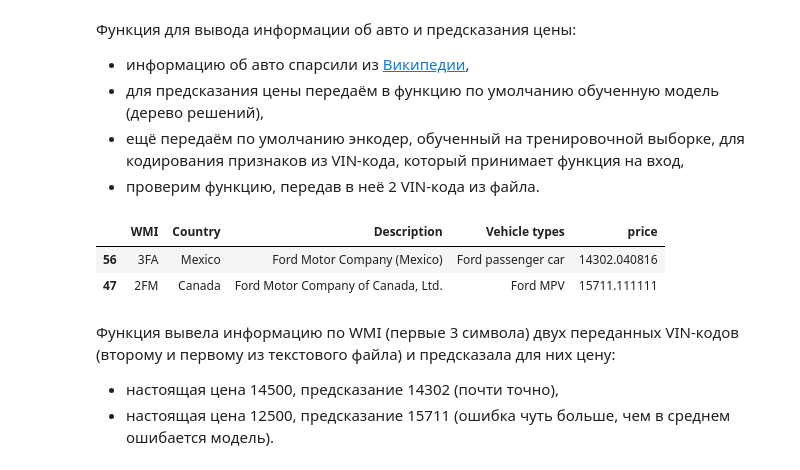
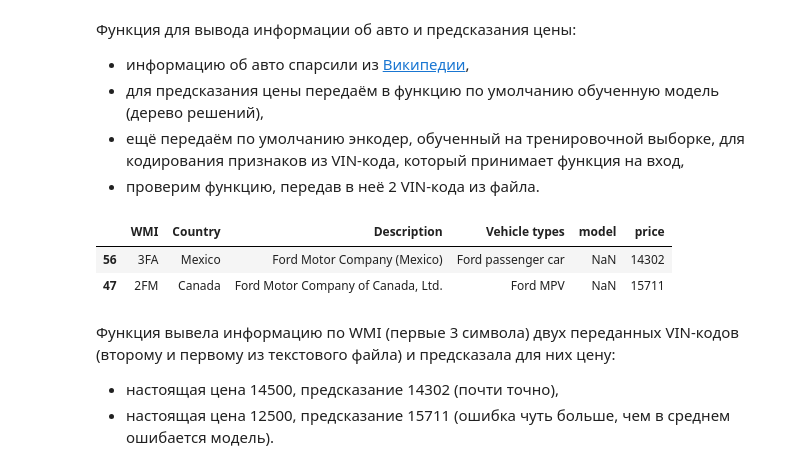
Before and after one commit to anet28/pet_projects, a Jupyter notebook: vin_code_ford.ipynb, the cells around one changed output. Cells and saved outputs as stored; diff of their text form; code cells hidden in the pictures.

```diff
--- a/vin_code_ford.ipynb
+++ b/vin_code_ford.ipynb
@@ -288,38 +287,38 @@ def car_info(vin_sample, best_model=model, encoder=encoder):
   year = f'(?P<year>[{allowed}])'              # 10
   plant = f'(?P<plant>[{allowed}])'            # 11
   num = f'(?P<num>[{allowed}]{{3}}\\d{{3}})'   # 12-17
 
   vin_full = f'\\b{wmi}{brake}{model}{engine}{check}{year}{plant}'
 
   X_test = pd.DataFrame((x.groupdict()) for x in re.compile(vin_full).finditer(vin_sample)) #.drop('')
 
   X_test_ohe = encoder.transform(X_test)
 
   try:
     encoder_col_names = encoder.get_feature_names()
   except:
     encoder_col_names = encoder.get_feature_names_out()
 
   X_test_ohe = pd.DataFrame(X_test_ohe, columns=encoder_col_names)
 
   data = pd.read_html('https://en.wikibooks.org/wiki/Vehicle_Identification_Numbers_(VIN_codes)/Ford/VIN_Codes#Ford_WMIs')
   df_wmi = data[24] # data[7] data[8] # model
 
   info = pd.DataFrame(columns=df_wmi.columns)
   for wmi in X_test['wmi']:
     info = pd.concat([info, df_wmi[df_wmi['WMI']==wmi]])
-    #info['model'] = data[7][df['model'].isin(data[7]['VIN  Code'])]['Model']
+    info['model'] = data[7][data[7]['VIN  Code'].str.contains(str(X_test.loc[X_test['wmi']==wmi]['model']))]['Model']
 
-  info['price'] = best_model.predict(X_test_ohe)
+  info['price'] = best_model.predict(X_test_ohe).astype(int)
 
   return info
 
 
 car_info('3FA6P0H75ER208976, 2FMDK3JC4BBA41556')
 # %% [output]
-|  | WMI | Country | Description | Vehicle types | price |
-| 56 | 3FA | Mexico | Ford Motor Company (Mexico) | Ford passenger car | 14302.040816 |
-| 47 | 2FM | Canada | Ford Motor Company of Canada, Ltd. | Ford MPV | 15711.111111 |
+|  | WMI | Country | Description | Vehicle types | model | price |
+| 56 | 3FA | Mexico | Ford Motor Company (Mexico) | Ford passenger car | NaN | 14302 |
+| 47 | 2FM | Canada | Ford Motor Company of Canada, Ltd. | Ford MPV | NaN | 15711 |
 # %% [markdown]
 Функция вывела информацию по WMI (первые 3 символа) двух переданных VIN-кодов (второму и первому из текстового файла) и предсказала для них цену:
 - настоящая цена 14500, предсказание 14302 (почти точно),
```
Also changed, not shown: parts of 2 cells of this notebook.
